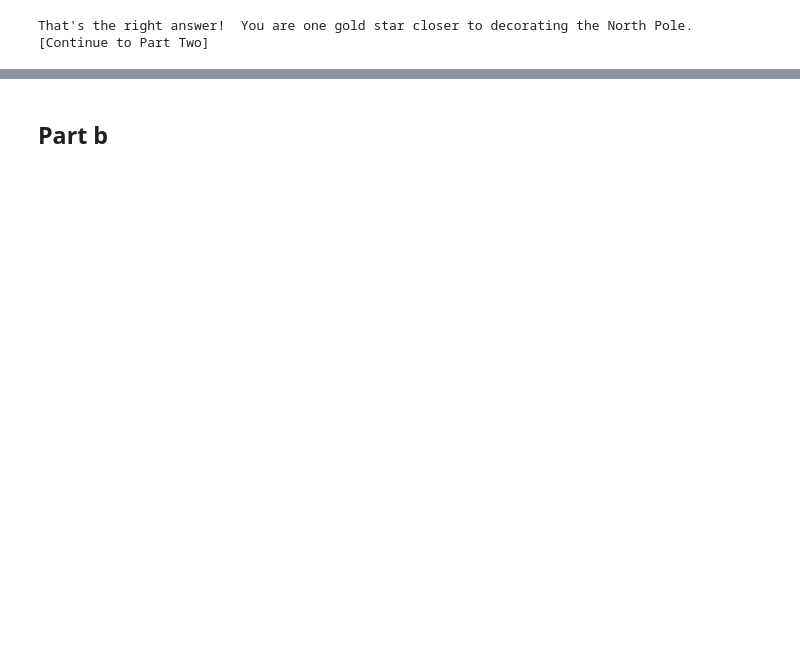
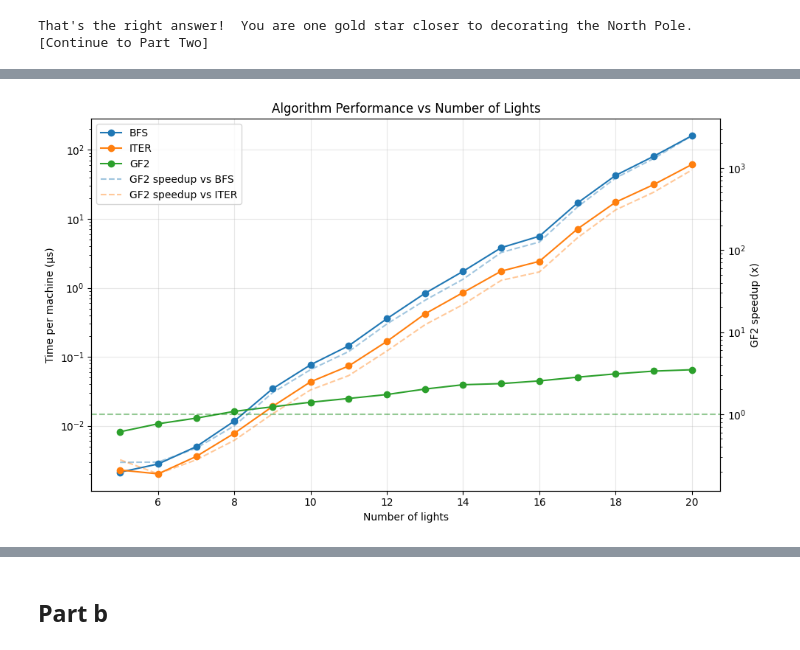
Before and after one commit to simonvanlierde/advent-of-code, a Jupyter notebook: solutions/2025/10.ipynb, the cells around one changed output, grey strips where cells are left out. Cells and saved outputs as stored; diff of their text form; code cells hidden in the pictures; blank space fills up the shorter version.

```diff
--- a/solutions/2025/10.ipynb
+++ b/solutions/2025/10.ipynb
@@ -235,0 +599,47 @@ That's the right answer!  You are one gold star closer to decorating the North P
+# %%
+# Generate many machines to ensure statistical significance
+n_machines = 250
+n_lights_range = range(5, 21)
+
+s_analysis_n_lights = {}
+for i in n_lights_range:
+    results = benchmark_for_params(n_machines, (i, i))
+    for algo, time in results.items():
+        s_analysis_n_lights.setdefault(algo, []).append(time / n_machines)
+# %%
+# Create plot
+fig, ax = plt.subplots(figsize=(10, 6))
+
+# Primary axis: time per machine
+for algo, times in s_analysis_n_lights.items():
+    ax.plot(n_lights_range, times, marker="o", label=algo)
+ax.set_xlabel("Number of lights")
+ax.set_ylabel("Time per machine (μs)")
+ax.set_yscale("log")
+ax.set_title("Algorithm Performance vs Number of Lights")
+ax.grid(visible=True, alpha=0.3)
+
+# Secondary axis: GF2 speedup vs others
+gf2_times = np.array(s_analysis_n_lights["GF2"])
+ax2 = ax.twinx()
+for algo, times in s_analysis_n_lights.items():
+    if algo == "GF2":
+        ax2.axhline(1.0, ls="--", c="green", alpha=0.42)
+    else:
+        ax2.plot(n_lights_range, np.array(times) / gf2_times, ls="--", alpha=0.42, label=f"GF2 speedup vs {algo}")
+ax2.set_ylabel("GF2 speedup (x)")
+ax2.set_yscale("log")
+
+# Combined legend
+h1, l1 = ax.get_legend_handles_labels()
+if gf2_times.size:
+    h2, l2 = ax2.get_legend_handles_labels()
+    ax.legend(h1 + h2, l1 + l2, loc="upper left")
+else:
+    ax.legend(loc="upper left")
+
+plt.tight_layout()
+plt.show()
+plt.close()
+# %% [output]
+[figure, added]
```
Also changed, not shown: parts of 37 cells of this notebook, 1 other file.
